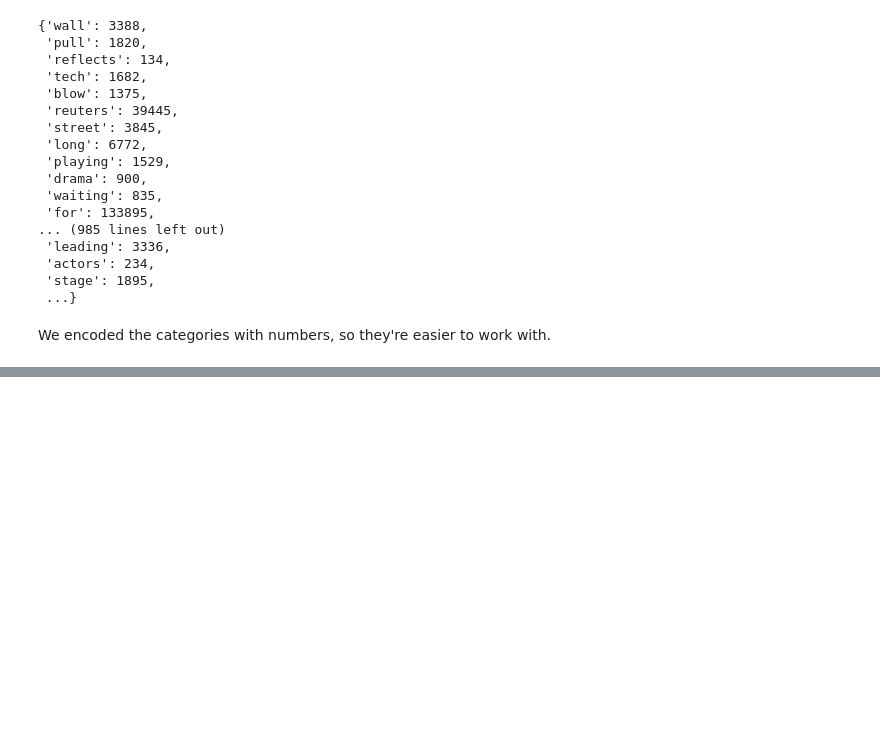
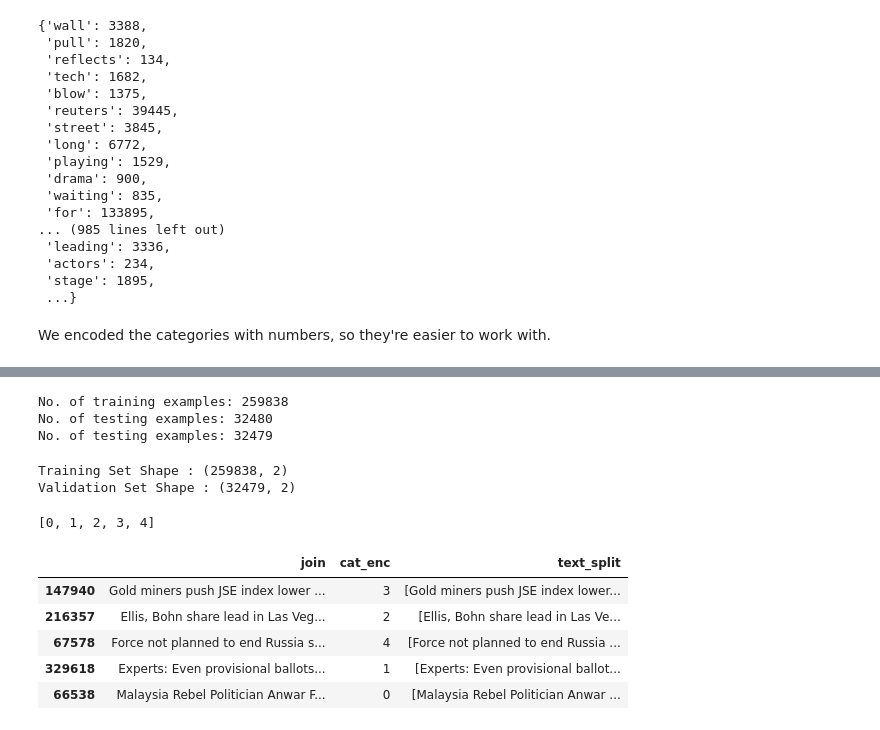
Before and after one commit to krisivarga/deep_learning_HW_big, a Jupyter notebook: get_data.ipynb, the cells around one changed output, grey strips where cells are left out. Drawn from its saved outputs; the diff is of its cells as text; code cells hidden in the pictures; blank space fills up the shorter version.

```diff
--- a/get_data.ipynb
+++ b/get_data.ipynb
@@ -496,0 +417,55 @@ shutil.rmtree('data')
+# %%
+training_data = df_selected_sel.sample(frac=0.8, random_state=25)
+testing_data_df = df_selected_sel.drop(training_data.index)
+
+print(f"No. of training examples: {training_data.shape[0]}")
+
+testing_data = testing_data_df.sample(frac=0.5, random_state=25)
+valid_data = testing_data_df.drop(testing_data.index)
+print(f"No. of testing examples: {testing_data.shape[0]}")
+print(f"No. of testing examples: {valid_data.shape[0]}")
+# %% [output]
+No. of training examples: 259838
+No. of testing examples: 32480
+No. of testing examples: 32479
+# %%
+print("Training Set Shape :", training_data.shape)
+print("Validation Set Shape :", valid_data.shape)
+# print("Test Set Shape :", test.shape)
+# %% [output]
+Training Set Shape : (259838, 2)
+Validation Set Shape : (32479, 2)
+# %%
+DATA_COLUMN = 'join'
+LABEL_COLUMN = 'cat_enc'
+# The list containing all the classes (train['SECTION'].unique())
+label_list = [x for x in np.unique(training_data.cat_enc)]
+label_list
+# %% [output]
+[0, 1, 2, 3, 4]
+# %%
+def get_split(text1):
+  l_total = []
+  l_parcial = []
+  if len(text1.split())//150 >0:
+    n = len(text1.split())//150
+  else:
+    n = 1
+  for w in range(n):
+    if w == 0:
+      l_parcial = text1.split()[:200]
+      l_total.append(" ".join(l_parcial))
+    else:
+      l_parcial = text1.split()[w*150:w*150 + 200]
+      l_total.append(" ".join(l_parcial))
+  return l_total
+# %%
+training_data['text_split'] = training_data[DATA_COLUMN].apply(get_split)
+training_data.head()
+# %% [output]
+|  | join | cat_enc | text_split |
+| 147940 | Gold miners push JSE index lower ... | 3 | [Gold miners push JSE index lower... |
+| 216357 | Ellis, Bohn share lead in Las Veg... | 2 | [Ellis, Bohn share lead in Las Ve... |
+| 67578 | Force not planned to end Russia s... | 4 | [Force not planned to end Russia ... |
+| 329618 | Experts: Even provisional ballots... | 1 | [Experts: Even provisional ballot... |
+| 66538 | Malaysia Rebel Politician Anwar F... | 0 | [Malaysia Rebel Politician Anwar ... |
```
Also changed, not shown: parts of 65 cells of this notebook.
